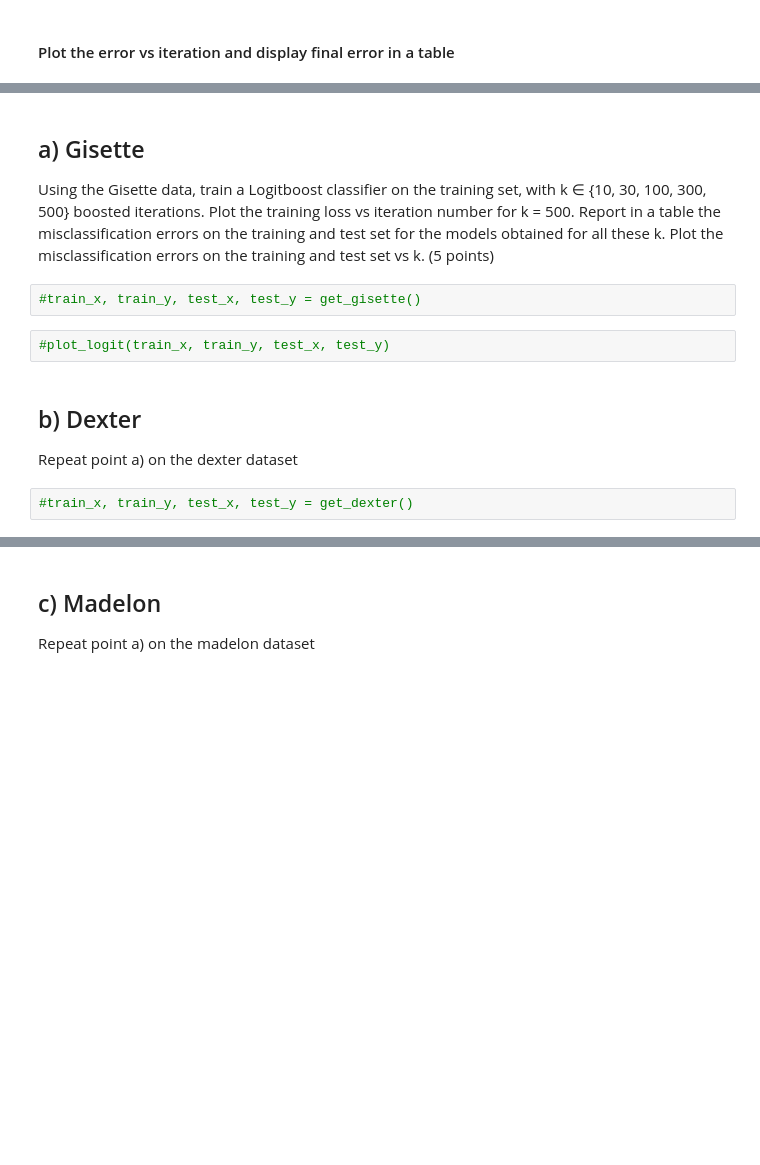
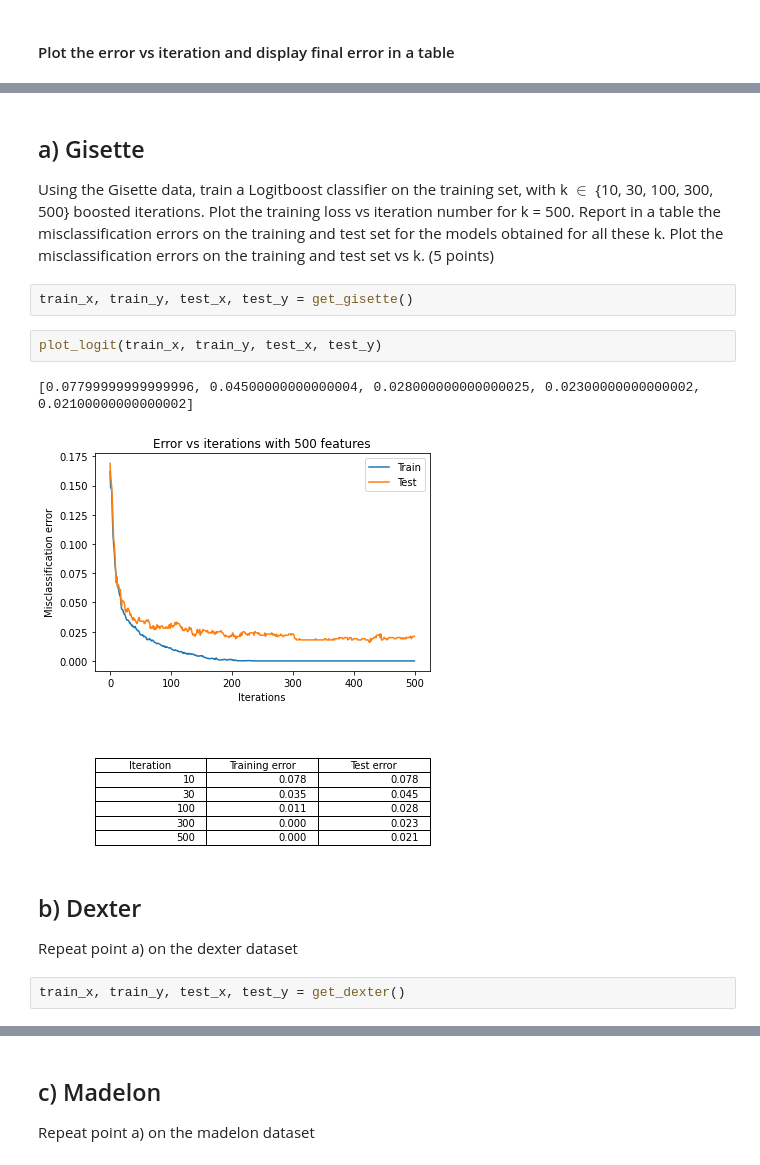
Before and after one commit to Kosaro/MachineLearningAssignments, a Jupyter notebook: LogitBoost.ipynb, the cells around one changed output, grey strips where cells are left out. Cells and saved outputs as stored; diff of their text form; blank space fills up the shorter version.

Commit message:
Logitboost works

```diff
--- a/LogitBoost.ipynb
+++ b/LogitBoost.ipynb
@@ -190,14 +152,17 @@ def plot_logit(xtrain, ytrain, xtest, ytest):
 # %% [markdown]
 ## a) Gisette
 
-Using the Gisette data, train a Logitboost classifier on the training set, with k ∈ {10, 30, 100, 300, 500} boosted iterations. Plot the training loss vs iteration number for k = 500. Report in a table the misclassification errors on the training and test set for the models obtained for all these k. Plot the misclassification errors on the training and test set vs k. (5 points)
+Using the Gisette data, train a Logitboost classifier on the training set, with k $\in$ {10, 30, 100, 300, 500} boosted iterations. Plot the training loss vs iteration number for k = 500. Report in a table the misclassification errors on the training and test set for the models obtained for all these k. Plot the misclassification errors on the training and test set vs k. (5 points)
 # %%
-#train_x, train_y, test_x, test_y = get_gisette()
+train_x, train_y, test_x, test_y = get_gisette()
 # %%
-#plot_logit(train_x, train_y, test_x, test_y)
+plot_logit(train_x, train_y, test_x, test_y)
+# %% [output]
+[0.07799999999999996, 0.04500000000000004, 0.028000000000000025, 0.02300000000000002, 0.02100000000000002]
+[figure, added]
 # %% [markdown]
 ## b) Dexter
 Repeat point a) on the dexter dataset
 # %%
-#train_x, train_y, test_x, test_y = get_dexter()
+train_x, train_y, test_x, test_y = get_dexter()
 # %%
```
Also changed, not shown: parts of 16 cells of this notebook.
